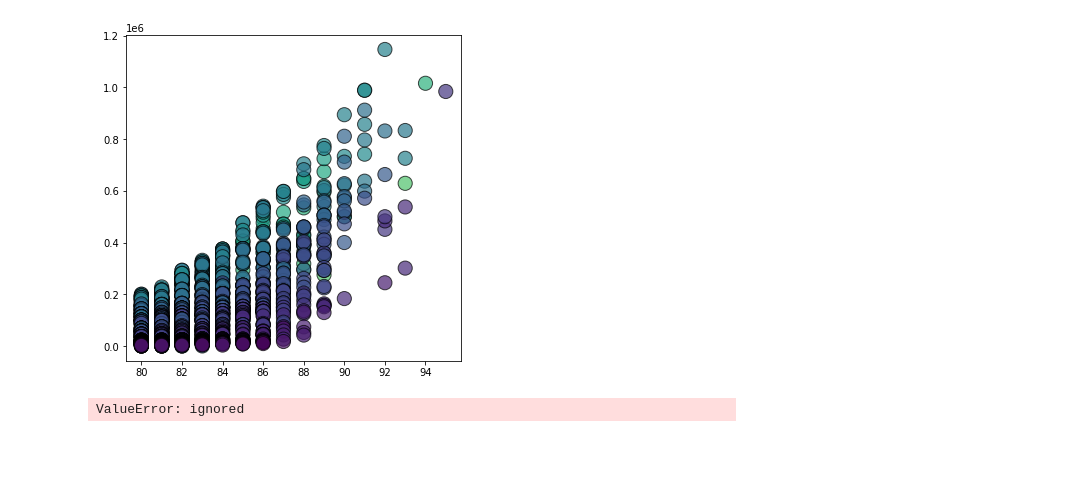
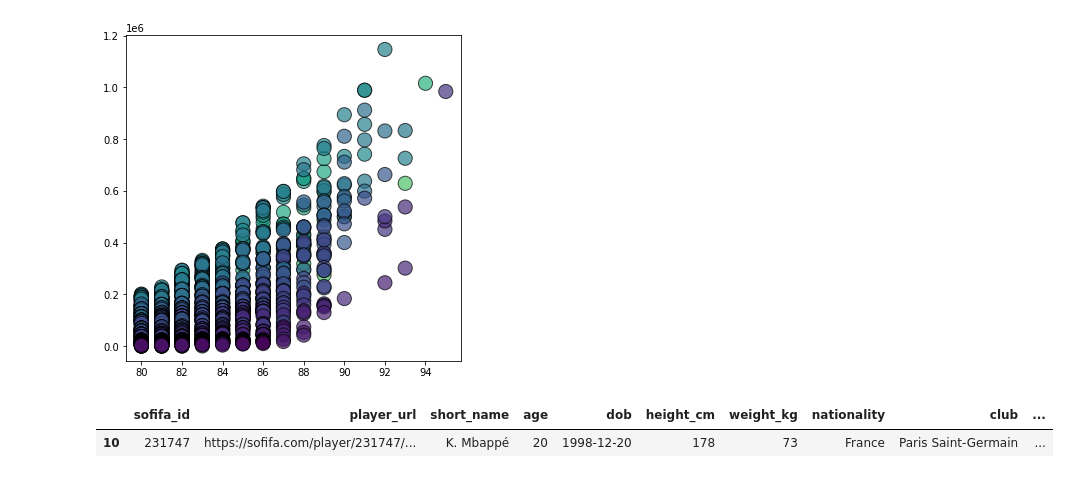
Before and after one commit to LucasAfa/Projeto1-IF775, a Jupyter notebook: projeto_1.ipynb, the cells around one changed output. Saved outputs shown, nothing was run; the diff lists cells and outputs as text; code cells hidden in the pictures; blank space fills up the shorter version.

```diff
--- a/projeto_1.ipynb
+++ b/projeto_1.ipynb
@@ -225,7 +200,11 @@ plt.scatter(x, y,
 plt.show()
 # %% [output]
 [figure]
-# %%
-print(fifa20[fifa20['potential'] > 89 and fifa20['price_per_potential' > 0.2*e^6]].short_name)
-# %% [output]
-ValueError: ignored
+# %%
+# Ao observar o gráfico acima, percebemos um jogador que se destaca totalmente totalmente dos outros, sendo bem novo e tendo um potencial acima de 94, vamos pegar ele como referência aqui
+# Para mostrar que faz sentido essa analise, e que realmente a idade e a sua força atual também influencia no seu preço por potencial.
+
+fifa20[(fifa20['potential'] > 94)]
+# %% [output]
+|  | sofifa_id | player_url | short_name | age | dob | height_cm | weight_kg | nationality | club | ... |
+| 10 | 231747 | https://sofifa.com/player/231747/... | K. Mbappé | 20 | 1998-12-20 | 178 | 73 | France | Paris Saint-Germain | ... |
```
Also changed, not shown: parts of 11 cells of this notebook.
